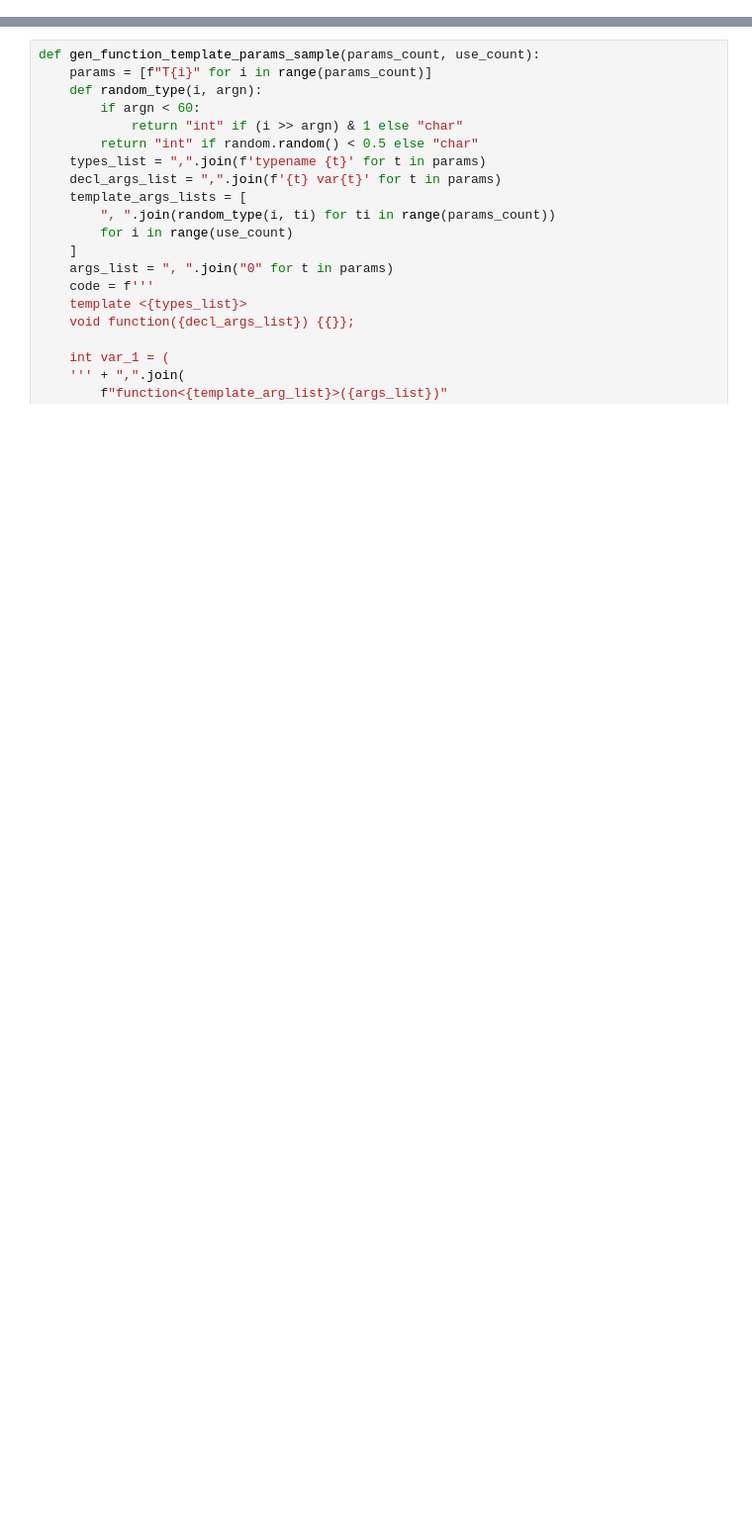
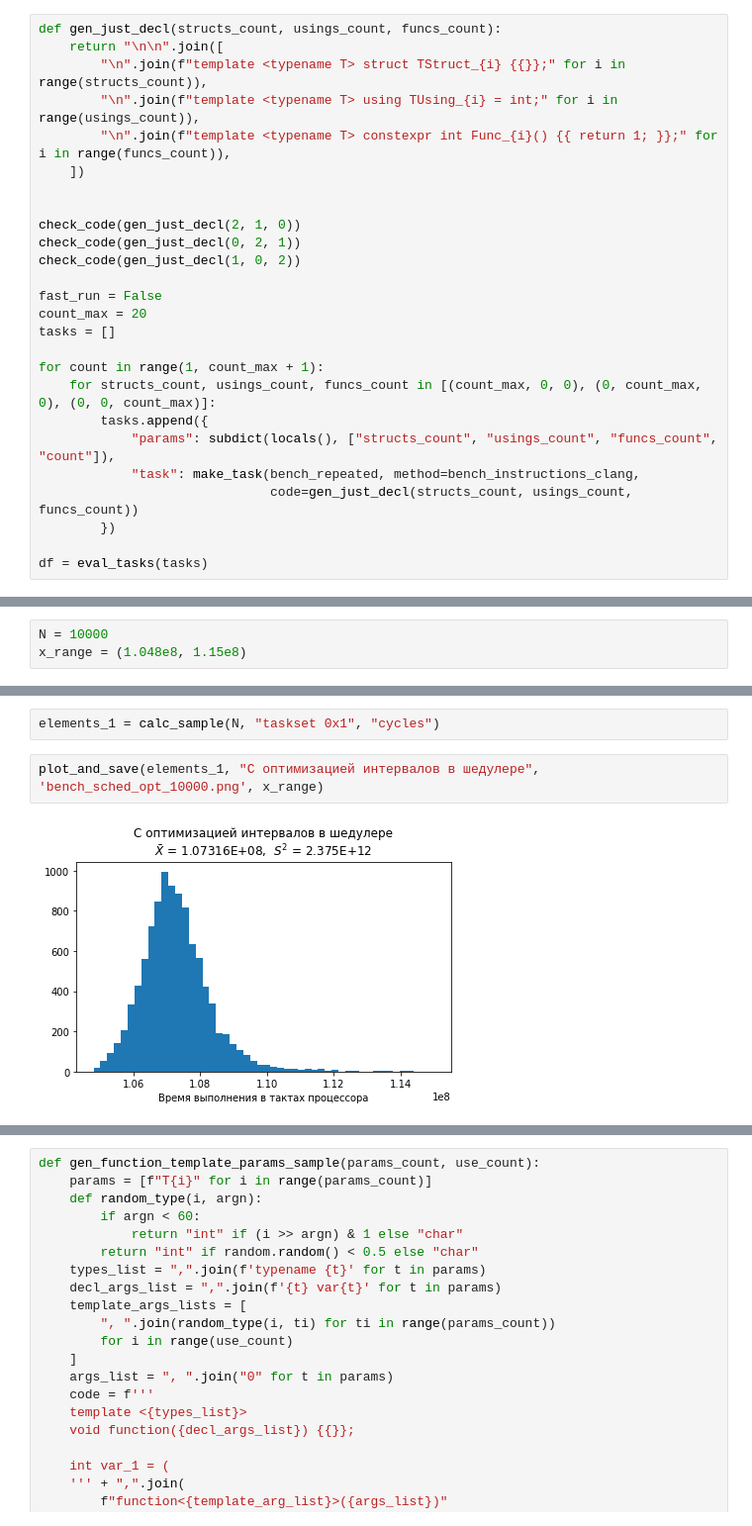
Before and after one commit to yuri-pechatnov/cpp_functools, a Jupyter notebook: research/gen_samples.ipynb, the cells around one changed output, grey strips where cells are left out. Shown: that part at 99% size. Saved outputs shown, nothing was run; the diff lists cells and outputs as text; blank space fills up the shorter version.

```diff
--- a/research/gen_samples.ipynb
+++ b/research/gen_samples.ipynb
@@ -36,0 +316,26 @@ check_code(gen_struct_template_params_sample(2, 2))
+# %%
+def gen_just_decl(structs_count, usings_count, funcs_count):
+    return "\n\n".join([
+        "\n".join(f"template <typename T> struct TStruct_{i} {{}};" for i in range(structs_count)),
+        "\n".join(f"template <typename T> using TUsing_{i} = int;" for i in range(usings_count)),
+        "\n".join(f"template <typename T> constexpr int Func_{i}() {{ return 1; }};" for i in range(funcs_count)),
+    ])
+
+
+check_code(gen_just_decl(2, 1, 0))
+check_code(gen_just_decl(0, 2, 1))
+check_code(gen_just_decl(1, 0, 2))
+
+fast_run = False
+count_max = 20
+tasks = []
+
+for count in range(1, count_max + 1):
+    for structs_count, usings_count, funcs_count in [(count_max, 0, 0), (0, count_max, 0), (0, 0, count_max)]:
+        tasks.append({
+            "params": subdict(locals(), ["structs_count", "usings_count", "funcs_count", "count"]),
+            "task": make_task(bench_repeated, method=bench_instructions_clang,
+                              code=gen_just_decl(structs_count, usings_count, funcs_count))
+        })
+
+df = eval_tasks(tasks)
@@ -36,0 +692,3 @@ check_code(gen_struct_template_params_sample(2, 2))
+# %%
+N = 10000
+x_range = (1.048e8, 1.15e8)
@@ -36,0 +701,6 @@ check_code(gen_struct_template_params_sample(2, 2))
+# %%
+elements_1 = calc_sample(N, "taskset 0x1", "cycles")
+# %%
+plot_and_save(elements_1, "C оптимизацией интервалов в шедулере", 'bench_sched_opt_10000.png', x_range)
+# %% [output]
+[figure, added]
```
Also changed, not shown: parts of 69 cells of this notebook, 2 other files.
